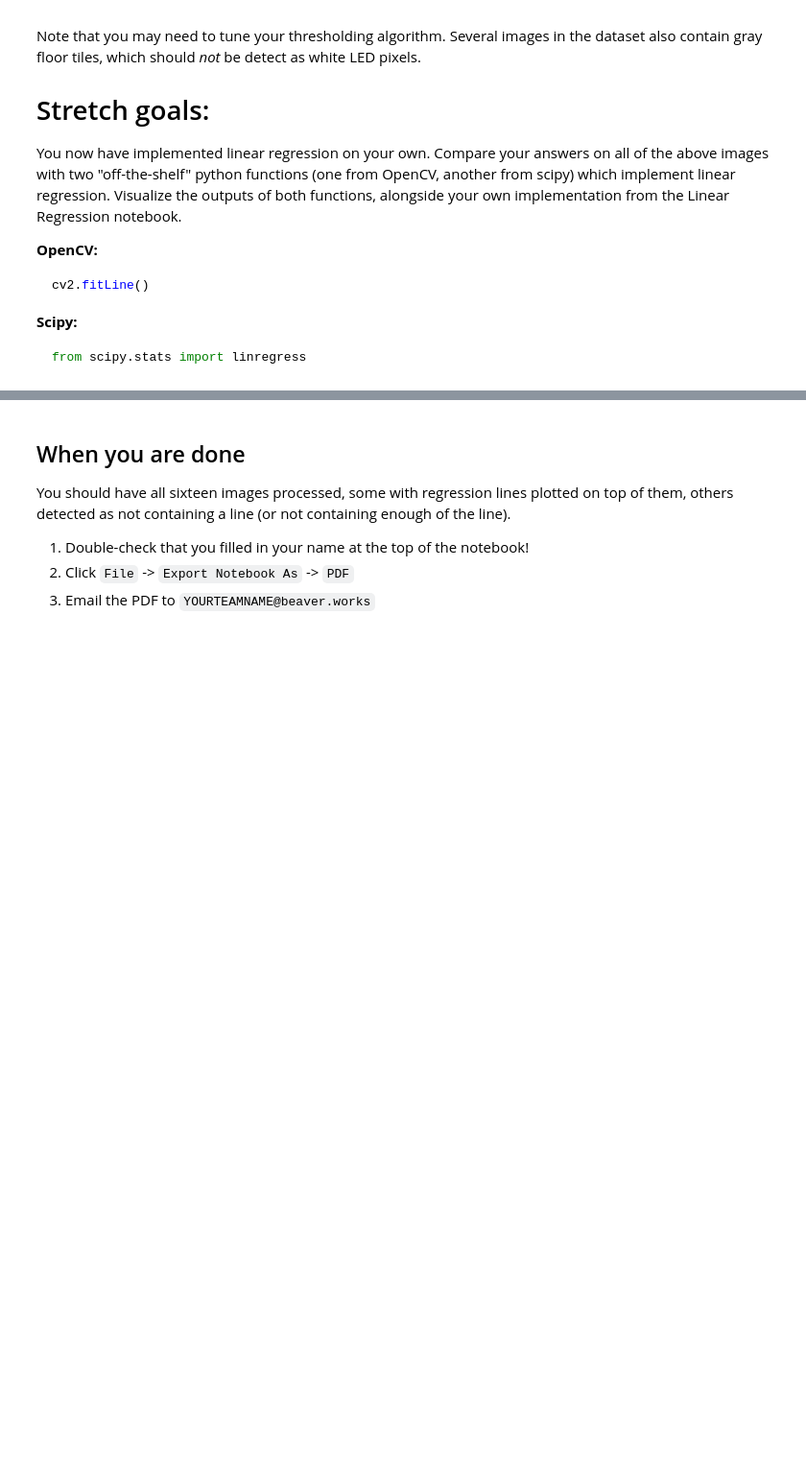
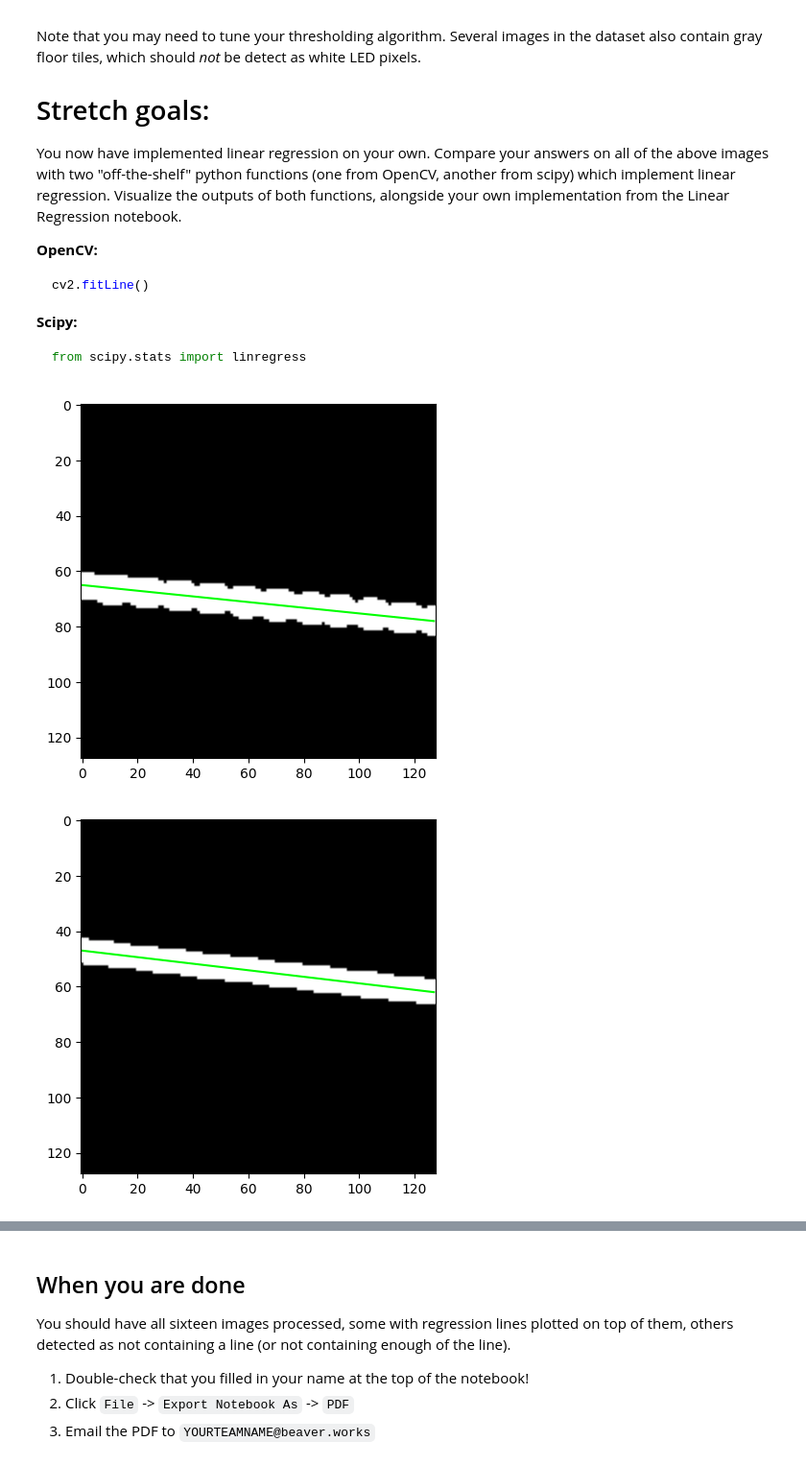
Before and after one commit to z4v6n/ClaireGao_BWSIWeek2_Vision, a Jupyter notebook: notebooks/04_Downward.ipynb, the cells around one changed output, grey strips where cells are left out. Shown at 96% size. Saved outputs shown, nothing was run; the diff lists cells and outputs as text; code cells hidden in the pictures; blank space fills up the shorter version.

Commit message:
Finished 04_Downward Lab

````diff
--- a/notebooks/04_Downward.ipynb
+++ b/notebooks/04_Downward.ipynb
@@ -98,3 +135,43 @@ cv2.fitLine()
 ```python
 from scipy.stats import linregress
 ```
+# %%
+folderpath = "downward/"
+imagepaths = glob.glob(os.path.join(folderpath, "*.jpg"))
+
+pimages = []
+
+for path in imagepaths:
+    image = cv2.imread(path, cv2.IMREAD_GRAYSCALE)
+    _, image = cv2.threshold(image,245,255,cv2.THRESH_BINARY)
+    kernel = np.ones((5,5),np.uint8)
+    image = cv2.dilate(image, kernel,iterations = 1)
+
+    points = np.column_stack(np.where(image > 0))
+
+    if len(points) < 2:
+        continue
+
+    points_xy = points[:, [1, 0]].astype(np.float32).reshape(-1, 1, 2)
+    [vx, vy, x, y] = cv2.fitLine(points_xy, cv2.DIST_L2, 0, 0.01, 0.01)
+
+    # Compute endpoints for drawing
+    rows, cols = image.shape
+    left_y = int((-x * vy / vx) + y)
+    right_y = int(((cols - x) * vy / vx) + y)
+
+    # Plot using matplotlib
+    fig, ax = plt.subplots()
+    ax.imshow(image, cmap='gray')
+
+    # Clip line to image bounds
+    left_y = np.clip(left_y, 0, rows - 1)
+    right_y = np.clip(right_y, 0, rows - 1)
+
+    regression_line = Line2D([cols - 1, 0], [right_y, left_y], color='lime')
+    ax.add_line(regression_line)
+
+    plt.show()
+# %% [output]
+[figure, added]
+[figure, added]
````
Also changed, not shown: parts of 6 cells of this notebook, 1 other file.
